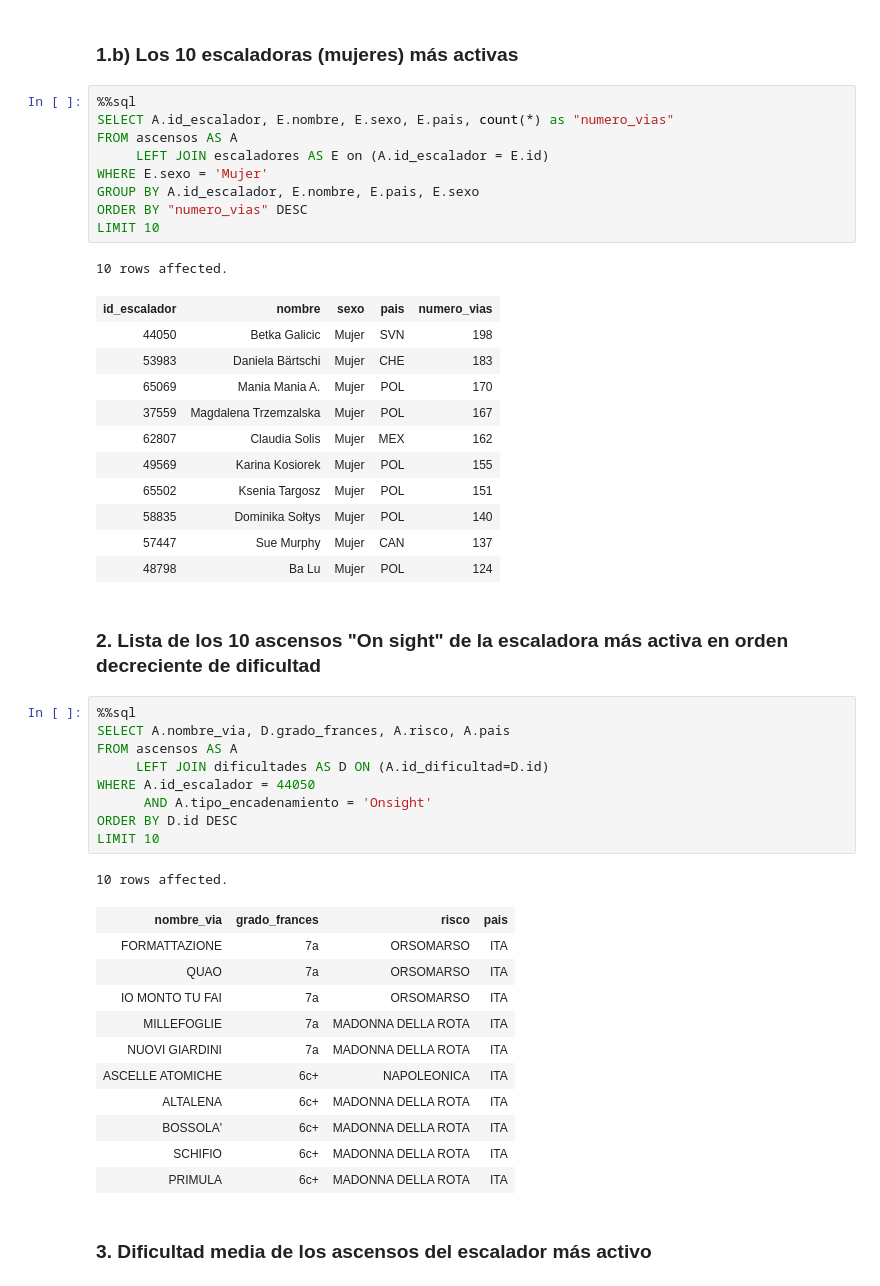
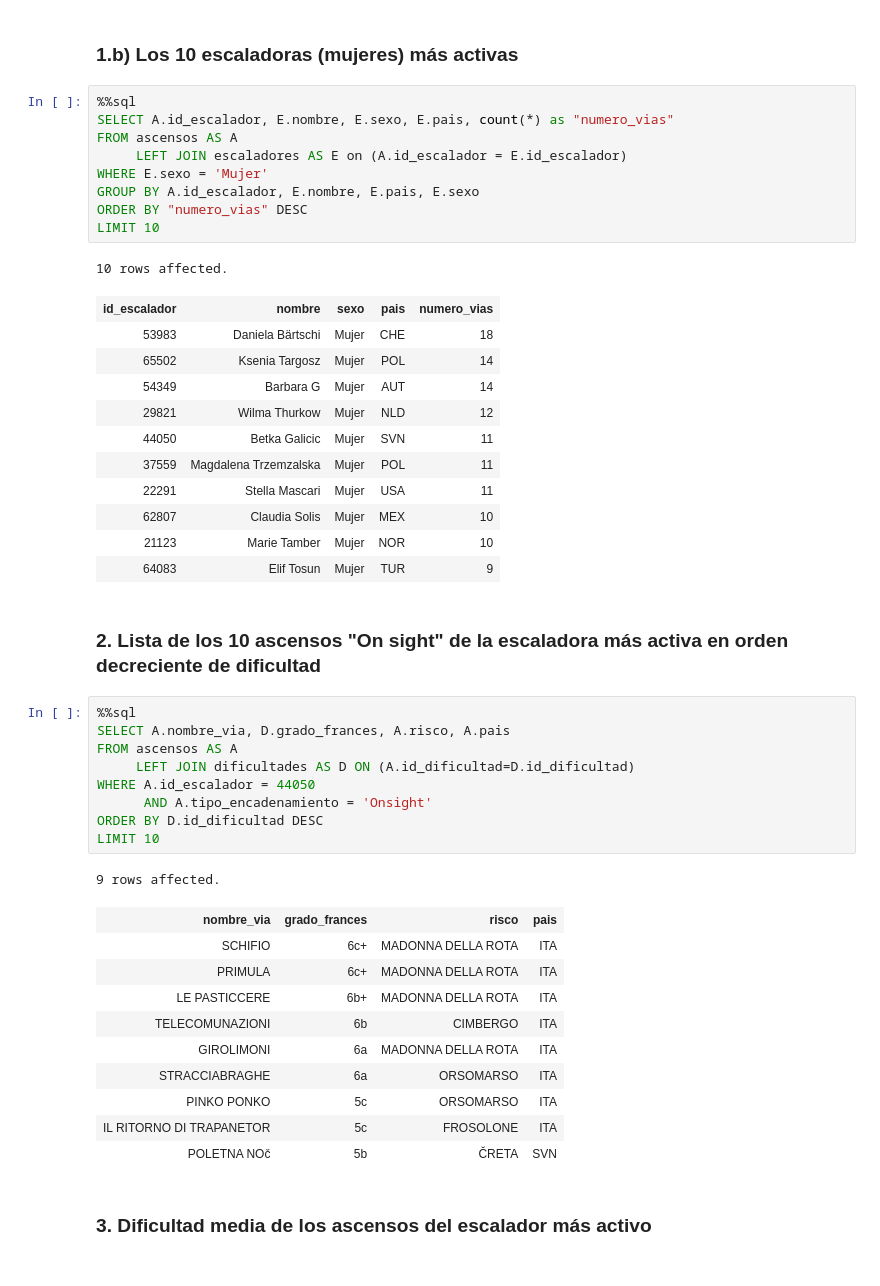
Before and after one commit to jmsanchezff/datahack_practica_bbdd, a Jupyter notebook: PostgreSQL.ipynb, the cells around one changed output. Cells and saved outputs as stored; diff of their text form.

```diff
--- a/PostgreSQL.ipynb
+++ b/PostgreSQL.ipynb
@@ -260,7 +276,7 @@ LIMIT 10
 %%sql
 SELECT A.id_escalador, E.nombre, E.sexo, E.pais, count(*) as "numero_vias"
 FROM ascensos AS A
-     LEFT JOIN escaladores AS E on (A.id_escalador = E.id)
+     LEFT JOIN escaladores AS E on (A.id_escalador = E.id_escalador)
 WHERE E.sexo = 'Mujer'
 GROUP BY A.id_escalador, E.nombre, E.pais, E.sexo
 ORDER BY "numero_vias" DESC
@@ -268,40 +284,39 @@ LIMIT 10
 # %% [output]
 10 rows affected.
 | id_escalador | nombre | sexo | pais | numero_vias |
-| 44050 | Betka Galicic | Mujer | SVN | 198 |
-| 53983 | Daniela Bärtschi | Mujer | CHE | 183 |
-| 65069 | Mania Mania A. | Mujer | POL | 170 |
-| 37559 | Magdalena Trzemzalska | Mujer | POL | 167 |
-| 62807 | Claudia Solis | Mujer | MEX | 162 |
-| 49569 | Karina Kosiorek | Mujer | POL | 155 |
-| 65502 | Ksenia Targosz | Mujer | POL | 151 |
-| 58835 | Dominika Sołtys | Mujer | POL | 140 |
-| 57447 | Sue Murphy | Mujer | CAN | 137 |
-| 48798 | Ba Lu | Mujer | POL | 124 |
+| 53983 | Daniela Bärtschi | Mujer | CHE | 18 |
+| 65502 | Ksenia Targosz | Mujer | POL | 14 |
+| 54349 | Barbara G | Mujer | AUT | 14 |
+| 29821 | Wilma Thurkow | Mujer | NLD | 12 |
+| 44050 | Betka Galicic | Mujer | SVN | 11 |
+| 37559 | Magdalena Trzemzalska | Mujer | POL | 11 |
+| 22291 | Stella Mascari | Mujer | USA | 11 |
+| 62807 | Claudia Solis | Mujer | MEX | 10 |
+| 21123 | Marie Tamber | Mujer | NOR | 10 |
+| 64083 | Elif Tosun | Mujer | TUR | 9 |
 # %% [markdown]
 ### 2. Lista de los 10 ascensos "On sight" de la escaladora más activa en orden decreciente de dificultad
 # %%
 %%sql
 SELECT A.nombre_via, D.grado_frances, A.risco, A.pais
 FROM ascensos AS A
-     LEFT JOIN dificultades AS D ON (A.id_dificultad=D.id)
+     LEFT JOIN dificultades AS D ON (A.id_dificultad=D.id_dificultad)
 WHERE A.id_escalador = 44050
       AND A.tipo_encadenamiento = 'Onsight'
-ORDER BY D.id DESC
+ORDER BY D.id_dificultad DESC
 LIMIT 10
 # %% [output]
-10 rows affected.
+9 rows affected.
 | nombre_via | grado_frances | risco | pais |
-| FORMATTAZIONE | 7a | ORSOMARSO | ITA |
-| QUAO | 7a | ORSOMARSO | ITA |
-| IO MONTO TU FAI | 7a | ORSOMARSO | ITA |
-| MILLEFOGLIE | 7a | MADONNA DELLA ROTA | ITA |
-| NUOVI GIARDINI | 7a | MADONNA DELLA ROTA | ITA |
-| ASCELLE ATOMICHE | 6c+ | NAPOLEONICA | ITA |
-| ALTALENA | 6c+ | MADONNA DELLA ROTA | ITA |
-| BOSSOLA' | 6c+ | MADONNA DELLA ROTA | ITA |
 | SCHIFIO | 6c+ | MADONNA DELLA ROTA | ITA |
 | PRIMULA | 6c+ | MADONNA DELLA ROTA | ITA |
+| LE PASTICCERE | 6b+ | MADONNA DELLA ROTA | ITA |
+| TELECOMUNAZIONI | 6b | CIMBERGO | ITA |
+| GIROLIMONI | 6a | MADONNA DELLA ROTA | ITA |
+| STRACCIABRAGHE | 6a | ORSOMARSO | ITA |
+| PINKO PONKO | 5c | ORSOMARSO | ITA |
+| IL RITORNO DI TRAPANETOR | 5c | FROSOLONE | ITA |
+| POLETNA NOč | 5b | ČRETA | SVN |
 # %% [markdown]
 ### 3. Dificultad media de los ascensos del escalador más activo
 # %%
```
Also changed, not shown: parts of 29 cells of this notebook, 1 other file.
